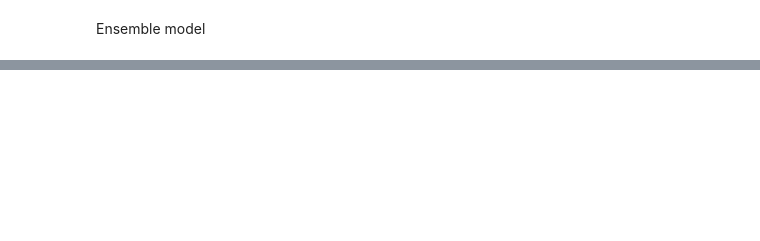
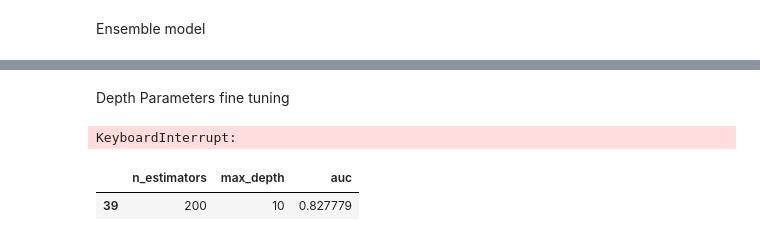
Before and after one commit to MarshallW11/ml-zoomcamp, a Jupyter notebook: 06-Decision-Trees-And-Ensemble/credit_risk_scoring_project.ipynb, the cells around one changed output, grey strips where cells are left out. Cells and saved outputs as stored; diff of their text form; code cells hidden in the pictures; blank space fills up the shorter version.

```diff
--- a/06-Decision-Trees-And-Ensemble/credit_risk_scoring_project.ipynb
+++ b/06-Decision-Trees-And-Ensemble/credit_risk_scoring_project.ipynb
@@ -479,2 +482,5 @@ print(auc)
 # %% [markdown]
 Ensemble model
+# %%
+rf = RandomForestClassifier(n_estimators=10, random_state=1)
+rf.fit(X_train, y_train)
@@ -480,0 +489,4 @@ Ensemble model
+# %%
+y_pred = rf.predict_proba(X_val)[:,1]
+auc = roc_auc_score(y_val, y_pred)
+print(auc)
@@ -480,0 +499,12 @@ Ensemble model
+# %%
+auc_scores = []
+
+for n in range(10, 201, 10):
+    rf = RandomForestClassifier(n_estimators=n, random_state=1)
+    rf.fit(X_train, y_train)
+
+    y_pred = rf.predict_proba(X_val)[:,1]
+    auc = roc_auc_score(y_val, y_pred)
+
+    auc_scores.append((n, auc))
+scores = pd.DataFrame(auc_scores, columns=['n_estimators', 'auc'])
@@ -480,0 +540,22 @@ Ensemble model
+# %% [markdown]
+Depth Parameters fine tuning
+# %%
+n= 100
+auc_scores = []
+for d in [5, 10, 15]:
+    for n in range(10, 201, 10):
+        rf = RandomForestClassifier(max_depth=d, n_estimators=n, random_state=1)
+        rf.fit(X_train, y_train)
+
+        y_pred = rf.predict_proba(X_val)[:,1]
+        auc = roc_auc_score(y_val, y_pred)
+
+        auc_scores.append((n,d, auc))
+auc_scores = pd.DataFrame(auc_scores, columns=['n_estimators', 'max_depth', 'auc'])
+# %% [output]
+KeyboardInterrupt:
+# %%
+auc_scores[auc_scores['auc'] == auc_scores['auc'].max()]
+# %% [output]
+|  | n_estimators | max_depth | auc |
+| 39 | 200 | 10 | 0.827779 |
```
Also changed, not shown: parts of 25 cells of this notebook.
